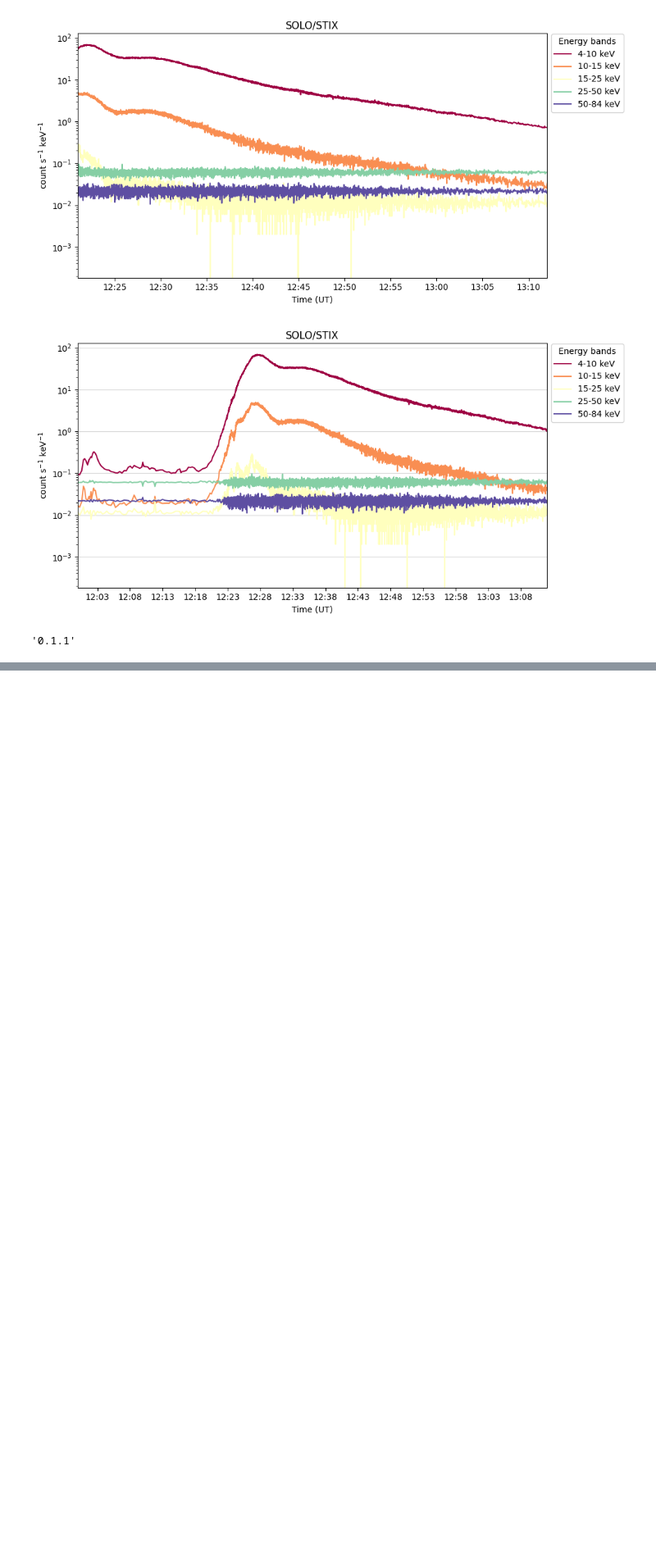
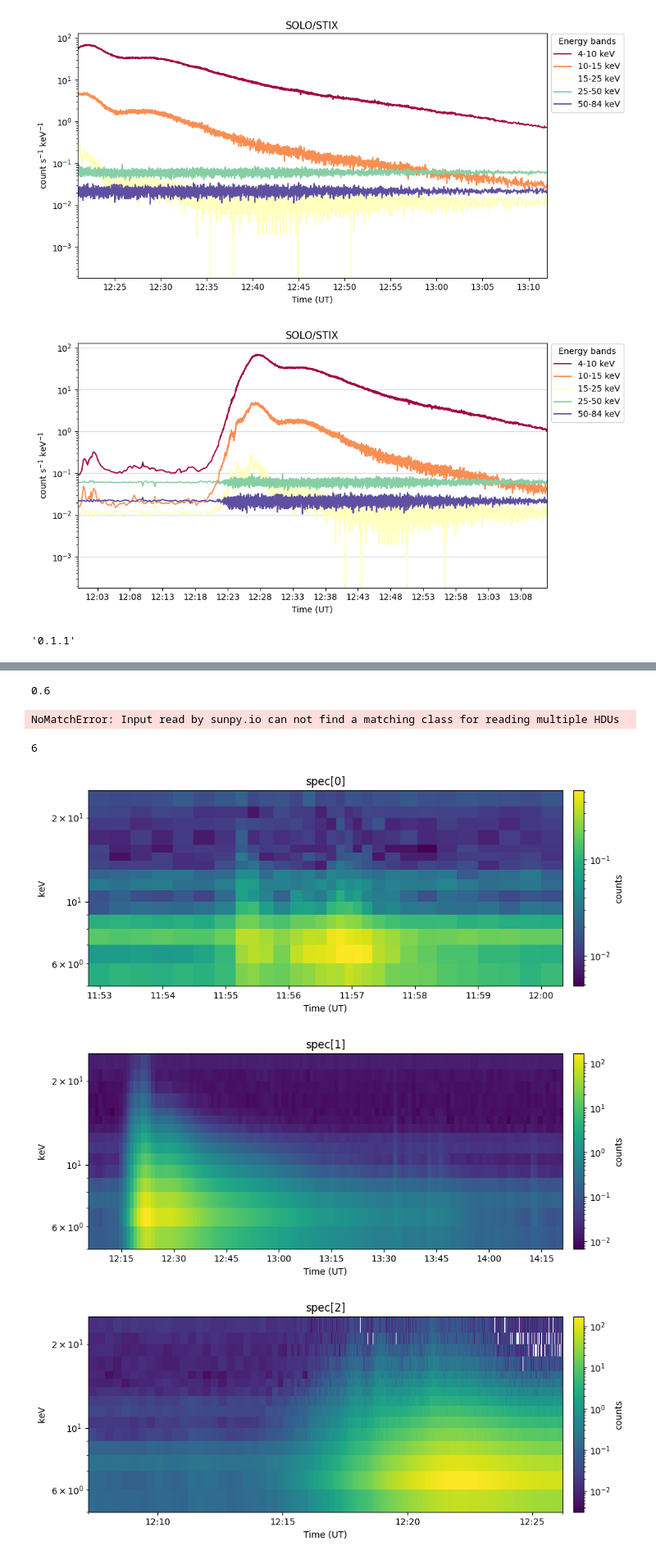
Before and after one commit to MohamedNedal/nenufar_work, a Jupyter notebook: plot_stix.ipynb, the cells around one changed output, grey strips where cells are left out. Shown at 82% size. Saved outputs shown, nothing was run; the diff lists cells and outputs as text; code cells hidden in the pictures; blank space fills up the shorter version.

Commit message:
edits in stix codes for time shift

```diff
--- a/plot_stix.ipynb
+++ b/plot_stix.ipynb
@@ -229,0 +224,58 @@ AttributeError: 'Spectrogram' object has no attribute 'duration'
+# %%
+np.diff(dyspec.times.datetime)[0].total_seconds()
+# %% [output]
+0.6
+# %%
+from sunpy.net import Fido, attrs as a
+from stixpy.net.client import STIXClient  # This registers the STIX client with Fido
+from stixpy.product import Product
+from datetime import datetime
+from sunpy.timeseries import TimeSeries
+import pdb, pylab
+import matplotlib.pyplot as plt
+from matplotlib import dates
+import astropy.units as u
+import numpy as np
+from astropy.io import fits
+
+sci_query = Fido.search(a.Time('2025-03-25T12:00', '2025-03-25T13:10'),
+                        a.Instrument.stix, a.stix.DataType.sci)
+
+sci_files = Fido.fetch(sci_query)
+files = fits.open(sci_files[0])
+sci_lightcurves = TimeSeries(sci_files)
+
+### let's do timedelay correction and convert to datetime objects
+df = sci_lightcurves.to_dataframe()
+crrct_times = sci_lightcurves.time+(files[0].header['EAR_TDEL'])*u.s
+times = crrct_times.datetime
+# %% [output]
+NoMatchError: Input read by sunpy.io can not find a matching class for reading multiple HDUs
+# %%
+len(sci_files)
+# %% [output]
+6
+# %%
+dyspec = Product(sci_files)
+
+for i in range(len(dyspec)):
+    fig, ax = plt.subplots(figsize=[10,4])
+    dyspec[i].plot_spectrogram(axes=ax)
+
+    # Find the last QuadMesh artist added (likely your spectrogram)
+    im = [obj for obj in ax.get_children() if isinstance(obj, QuadMesh)][-1]
+    cbar = fig.colorbar(im, ax=ax, pad=0.02)
+    cbar.set_label(dyspec[i].meta['BUNIT'])
+
+    ax.set_title(f'spec[{i}]')
+    ax.xaxis_date()
+    ax.xaxis.set_major_formatter(mdates.DateFormatter('%H:%M'))
+    ax.set_yscale('log')
+    ax.set_xlabel('Time (UT)')
+    # ax.set_xlim(left=low_times[0], right=low_times[-1])
+    fig.tight_layout()
+    plt.show()
+# %% [output]
+[figure, added]
+[figure, added]
+[figure, added]
```
Also changed, not shown: parts of 6 cells of this notebook, 1 other file.
